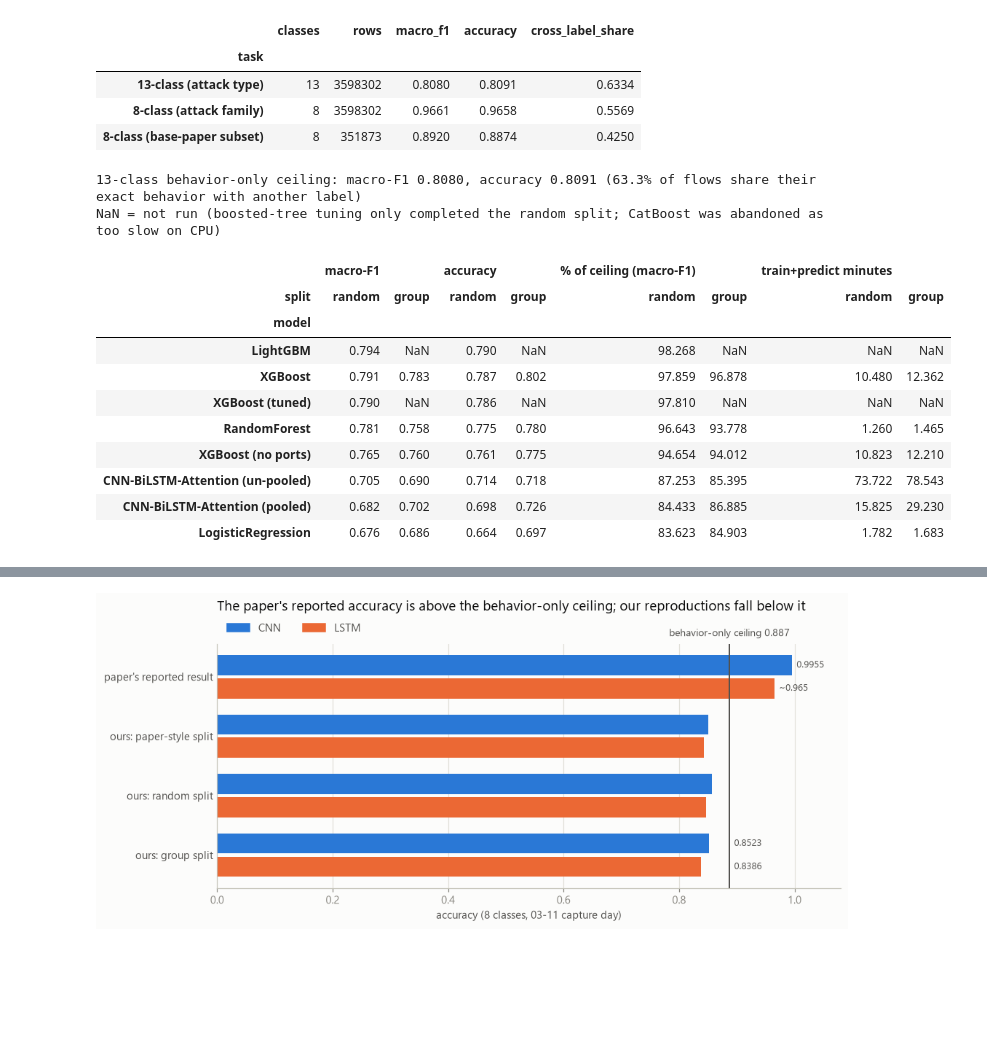
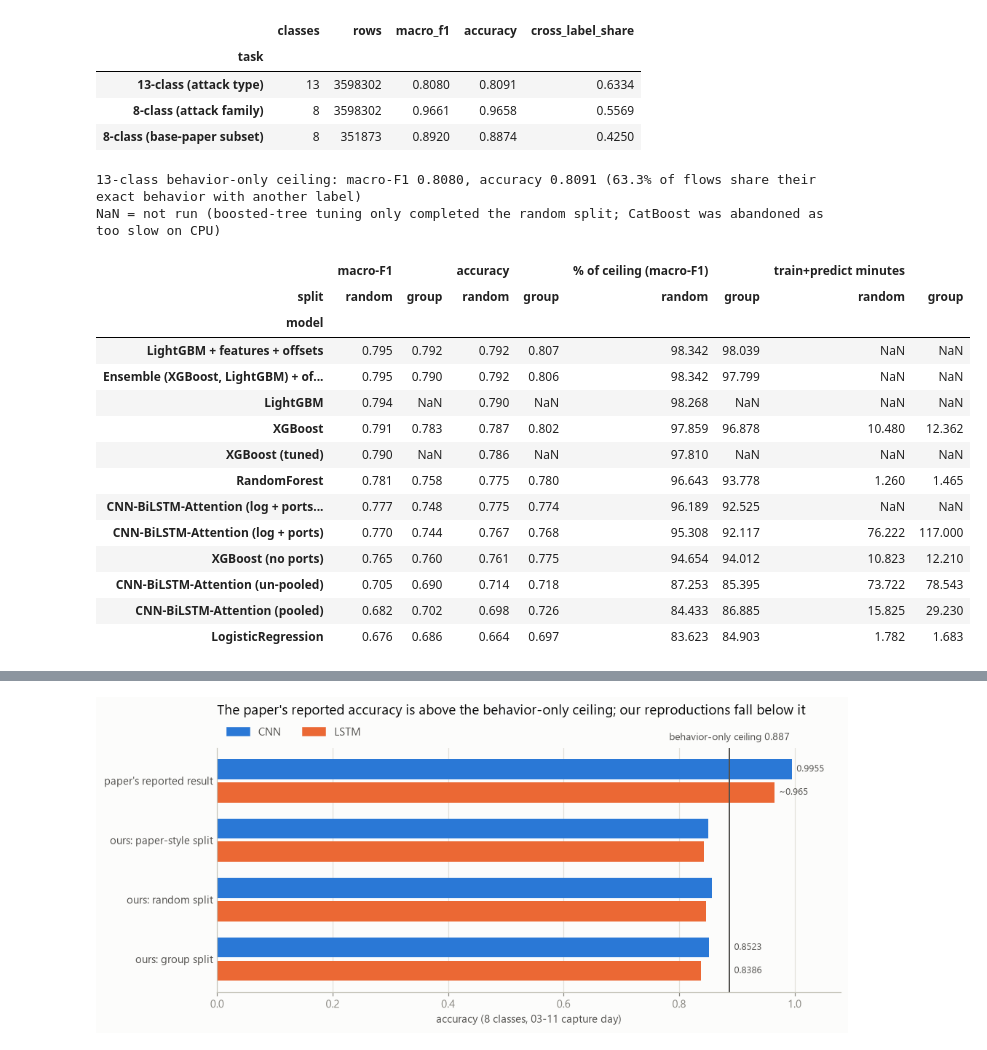
Before and after one commit to deepak1046/Machine_Learning-Capstone, a Jupyter notebook: notebooks/06_final_evaluation.ipynb, the cells around one changed output, grey strips where cells are left out. Saved outputs shown, nothing was run; the diff lists cells and outputs as text; code cells hidden in the pictures; blank space fills up the shorter version.

```diff
--- a/notebooks/06_final_evaluation.ipynb
+++ b/notebooks/06_final_evaluation.ipynb
@@ -120,44 +120,64 @@ improve = improve[improve["model"].isin(["XGBoost_tuned", "LightGBM"])].assign(
 )
 pooled = pd.read_csv(REPORTS / "hybrid_results_pooled.csv").assign(model="CNN-BiLSTM-Attention (pooled)")
 unpooled = pd.read_csv(REPORTS / "hybrid_results.csv").assign(model="CNN-BiLSTM-Attention (un-pooled)")
+network_v2 = pd.read_csv(REPORTS / "hybrid_v2_results.csv").assign(model="CNN-BiLSTM-Attention (log + ports)")
+
+# Tuned decision rules (experiments/push_group_f1.py and push_f1.py): per-class log-probability offsets fitted
+# on a validation slice carved out of TRAIN, so the test set stays untouched.
+push_group = json.load(open(REPORTS / "push_group_f1_results.json"))
+push_random = pd.read_csv(REPORTS / "push_f1_13_random.csv").set_index("model")
+tuned = pd.DataFrame([
+    {"split": "group", "model": "LightGBM + features + offsets", "macro_f1": push_group["LGB-eng_offsets"][0], "accuracy": push_group["LGB-eng_offsets"][1]},
+    {"split": "random", "model": "LightGBM + features + offsets", "macro_f1": push_random.loc["LightGBM + eng + tuned offsets", "macro_f1"], "accuracy": push_random.loc["LightGBM + eng + tuned offsets", "accuracy"]},
+    {"split": "group", "model": "Ensemble (XGBoost, LightGBM) + offsets", "macro_f1": push_group["Ensemble_offsets"][0], "accuracy": push_group["Ensemble_offsets"][1]},
+    {"split": "random", "model": "Ensemble (XGBoost, LightGBM) + offsets", "macro_f1": push_random.loc["Ensemble + tuned offsets", "macro_f1"], "accuracy": push_random.loc["Ensemble + tuned offsets", "accuracy"]},
+])
+net_offsets = pd.read_csv(REPORTS / "hybrid_v2_offsets_results.csv")
+tuned = pd.concat([tuned, pd.DataFrame({
+    "split": net_offsets["split"], "model": "CNN-BiLSTM-Attention (log + ports) + offsets",
+    "macro_f1": net_offsets["test_macro_f1_offsets"], "accuracy": net_offsets["test_accuracy_offsets"]})], ignore_index=True)
 
 cols = ["split", "model", "macro_f1", "accuracy"]
-long = pd.concat([base[cols + ["seconds"]], improve[cols], pooled[cols + ["seconds"]], unpooled[cols + ["seconds"]]],
-                 ignore_index=True)
+long = pd.concat([base[cols + ["seconds"]], improve[cols], pooled[cols + ["seconds"]], unpooled[cols + ["seconds"]],
+                  network_v2[cols + ["seconds"]], tuned[cols]], ignore_index=True)
 
 
 def by_split(metric):
     return long.pivot(index="model", columns="split", values=metric).reindex(columns=["random", "group"])
 
 
 macro, acc, minutes = by_split("macro_f1"), by_split("accuracy"), by_split("seconds") / 60
 order = macro["random"].sort_values(ascending=False).index
 
 master = pd.concat({
     "macro-F1": macro,
     "accuracy": acc,
     "% of ceiling (macro-F1)": macro / ceil_13["macro_f1"] * 100,
     "train+predict minutes": minutes,
 }, axis=1).loc[order]
 
 flat = master.copy()
 flat.columns = [f"{a} | {b}" for a, b in flat.columns]
 flat.to_csv(REPORTS / "final_summary_13class.csv")
 
 print(f"13-class behavior-only ceiling: macro-F1 {ceil_13['macro_f1']:.4f}, accuracy {ceil_13['accuracy']:.4f} "
       f"({100 * ceil_13['cross_label_share']:.1f}% of flows share their exact behavior with another label)")
 print("NaN = not run (boosted-tree tuning only completed the random split; CatBoost was abandoned as too slow on CPU)")
 master.round(3)
 # %% [output]
 13-class behavior-only ceiling: macro-F1 0.8080, accuracy 0.8091 (63.3% of flows share their exact behavior with another label)
 NaN = not run (boosted-tree tuning only completed the random split; CatBoost was abandoned as too slow on CPU)
 |  | macro-F1 |  | accuracy |  | % of ceiling (macro-F1) |  | train+predict minutes |  |
 | split | random | group | random | group | random | group | random | group |
 | model |  |  |  |  |  |  |  |  |
+| LightGBM + features + offsets | 0.795 | 0.792 | 0.792 | 0.807 | 98.342 | 98.039 | NaN | NaN |
+| Ensemble (XGBoost, LightGBM) + of... | 0.795 | 0.790 | 0.792 | 0.806 | 98.342 | 97.799 | NaN | NaN |
 | LightGBM | 0.794 | NaN | 0.790 | NaN | 98.268 | NaN | NaN | NaN |
 | XGBoost | 0.791 | 0.783 | 0.787 | 0.802 | 97.859 | 96.878 | 10.480 | 12.362 |
 | XGBoost (tuned) | 0.790 | NaN | 0.786 | NaN | 97.810 | NaN | NaN | NaN |
 | RandomForest | 0.781 | 0.758 | 0.775 | 0.780 | 96.643 | 93.778 | 1.260 | 1.465 |
+| CNN-BiLSTM-Attention (log + ports... | 0.777 | 0.748 | 0.775 | 0.774 | 96.189 | 92.525 | NaN | NaN |
+| CNN-BiLSTM-Attention (log + ports) | 0.770 | 0.744 | 0.767 | 0.768 | 95.308 | 92.117 | 76.222 | 117.000 |
 | XGBoost (no ports) | 0.765 | 0.760 | 0.761 | 0.775 | 94.654 | 94.012 | 10.823 | 12.210 |
 | CNN-BiLSTM-Attention (un-pooled) | 0.705 | 0.690 | 0.714 | 0.718 | 87.253 | 85.395 | 73.722 | 78.543 |
 | CNN-BiLSTM-Attention (pooled) | 0.682 | 0.702 | 0.698 | 0.726 | 84.433 | 86.885 | 15.825 | 29.230 |
```
Also changed, not shown: parts of 4 cells of this notebook, 12 other files.
